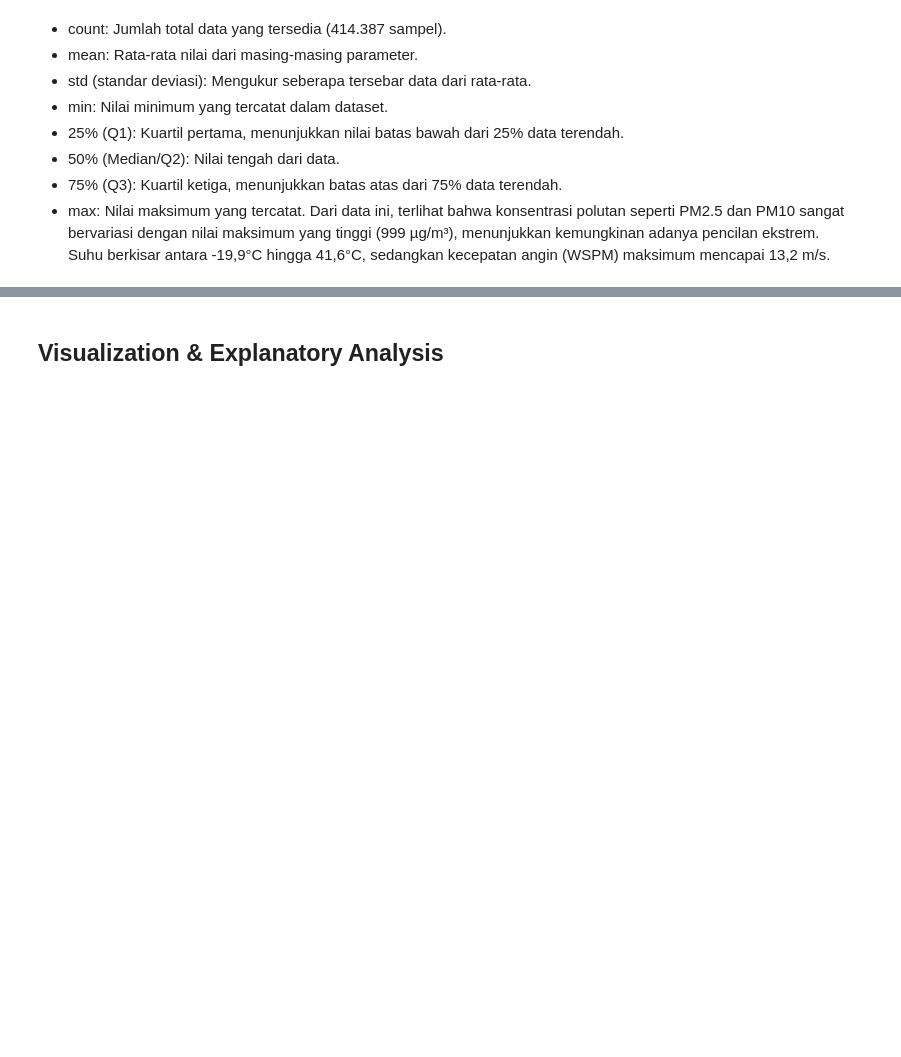
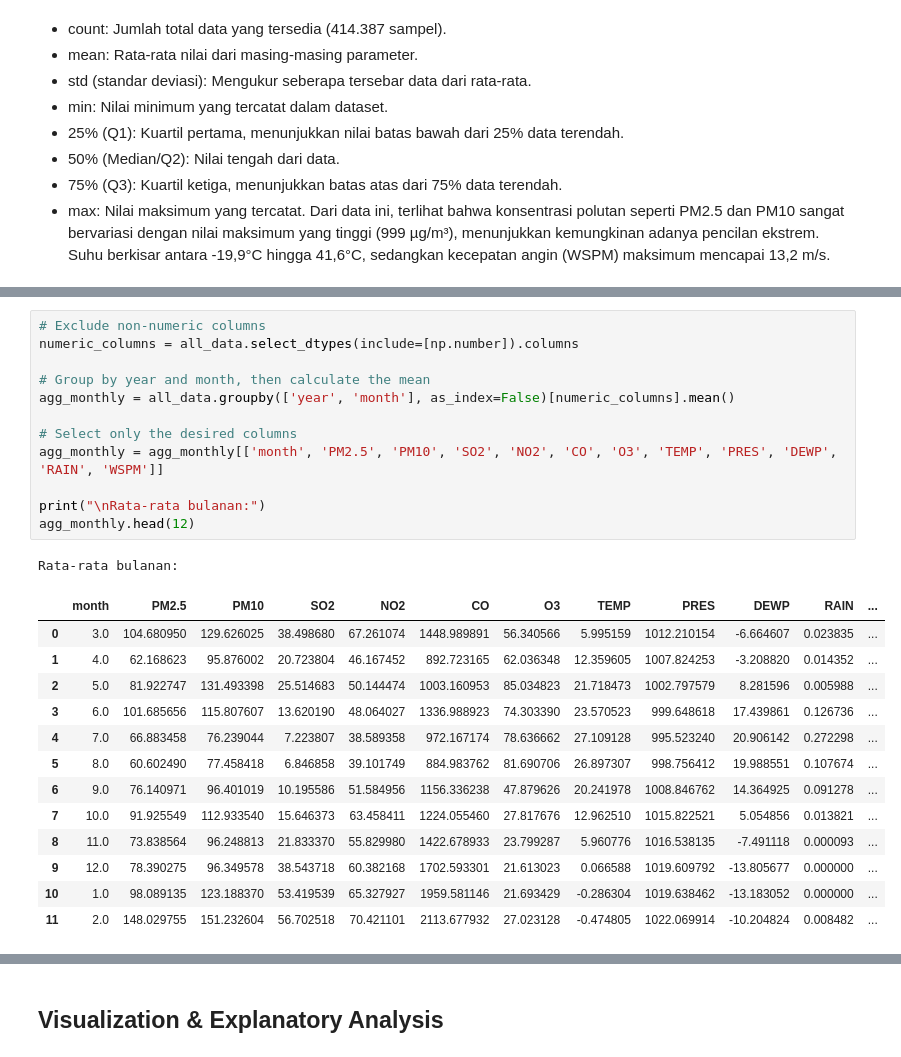
Before and after one commit to irfnriza/submission, a Jupyter notebook: notebook.ipynb, the cells around one changed output, grey strips where cells are left out. Drawn from its saved outputs; the diff is of its cells as text; blank space fills up the shorter version.

```diff
--- a/notebook.ipynb
+++ b/notebook.ipynb
@@ -417,0 +345,27 @@ Jika ada kawasan pemukiman di sisi timur, ini berarti polusi kemungkinan datang
+# %%
+# Exclude non-numeric columns
+numeric_columns = all_data.select_dtypes(include=[np.number]).columns
+
+# Group by year and month, then calculate the mean
+agg_monthly = all_data.groupby(['year', 'month'], as_index=False)[numeric_columns].mean()
+
+# Select only the desired columns
+agg_monthly = agg_monthly[['month', 'PM2.5', 'PM10', 'SO2', 'NO2', 'CO', 'O3', 'TEMP', 'PRES', 'DEWP', 'RAIN', 'WSPM']]
+
+print("\nRata-rata bulanan:")
+agg_monthly.head(12)
+# %% [output]
+Rata-rata bulanan:
+|  | month | PM2.5 | PM10 | SO2 | NO2 | CO | O3 | TEMP | PRES | DEWP | RAIN | ... |
+| 0 | 3.0 | 104.680950 | 129.626025 | 38.498680 | 67.261074 | 1448.989891 | 56.340566 | 5.995159 | 1012.210154 | -6.664607 | 0.023835 | ... |
+| 1 | 4.0 | 62.168623 | 95.876002 | 20.723804 | 46.167452 | 892.723165 | 62.036348 | 12.359605 | 1007.824253 | -3.208820 | 0.014352 | ... |
+| 2 | 5.0 | 81.922747 | 131.493398 | 25.514683 | 50.144474 | 1003.160953 | 85.034823 | 21.718473 | 1002.797579 | 8.281596 | 0.005988 | ... |
+| 3 | 6.0 | 101.685656 | 115.807607 | 13.620190 | 48.064027 | 1336.988923 | 74.303390 | 23.570523 | 999.648618 | 17.439861 | 0.126736 | ... |
+| 4 | 7.0 | 66.883458 | 76.239044 | 7.223807 | 38.589358 | 972.167174 | 78.636662 | 27.109128 | 995.523240 | 20.906142 | 0.272298 | ... |
+| 5 | 8.0 | 60.602490 | 77.458418 | 6.846858 | 39.101749 | 884.983762 | 81.690706 | 26.897307 | 998.756412 | 19.988551 | 0.107674 | ... |
+| 6 | 9.0 | 76.140971 | 96.401019 | 10.195586 | 51.584956 | 1156.336238 | 47.879626 | 20.241978 | 1008.846762 | 14.364925 | 0.091278 | ... |
+| 7 | 10.0 | 91.925549 | 112.933540 | 15.646373 | 63.458411 | 1224.055460 | 27.817676 | 12.962510 | 1015.822521 | 5.054856 | 0.013821 | ... |
+| 8 | 11.0 | 73.838564 | 96.248813 | 21.833370 | 55.829980 | 1422.678933 | 23.799287 | 5.960776 | 1016.538135 | -7.491118 | 0.000093 | ... |
+| 9 | 12.0 | 78.390275 | 96.349578 | 38.543718 | 60.382168 | 1702.593301 | 21.613023 | 0.066588 | 1019.609792 | -13.805677 | 0.000000 | ... |
+| 10 | 1.0 | 98.089135 | 123.188370 | 53.419539 | 65.327927 | 1959.581146 | 21.693429 | -0.286304 | 1019.638462 | -13.183052 | 0.000000 | ... |
+| 11 | 2.0 | 148.029755 | 151.232604 | 56.702518 | 70.421101 | 2113.677932 | 27.023128 | -0.474805 | 1022.069914 | -10.204824 | 0.008482 | ... |
```
Also changed, not shown: parts of 41 cells of this notebook, 1 other file.
